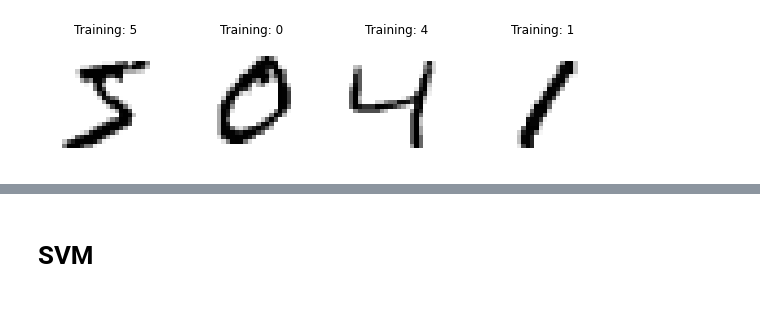
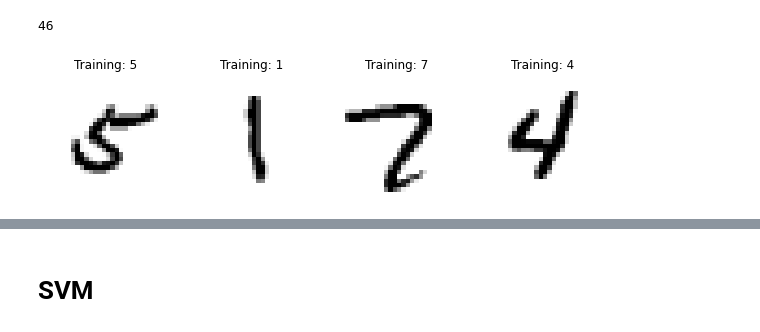
Before and after one commit to MoaazZaki/grade-auto-filler, a Jupyter notebook: playgrounds/NumberDetectionModel.ipynb, the cells around one changed output, grey strips where cells are left out. Saved outputs shown, nothing was run; the diff lists cells and outputs as text; code cells hidden in the pictures.

```diff
--- a/playgrounds/NumberDetectionModel.ipynb
+++ b/playgrounds/NumberDetectionModel.ipynb
@@ -57,17 +87,22 @@ show_images(digits,0)
+# %%
+actual= np.array([3,6,4,5,7,7,8,7,1,9,3,2,8,4,9,5,3,6,9,3,7,8,4,1,2,1,7,9,2,3,2,0,5,6,2,1,7,6,4,5,8,5,4,3,8,3])
+len(actual)
+# %% [output]
+46
 # %%
 X, y = fetch_openml("mnist_784", version=1, return_X_y=True, as_frame=False)
 y = y.astype(int)
-# %%
-_, axes = plt.subplots(nrows=1, ncols=4, figsize=(10, 3))
-for ax, image, label in zip(axes, X, y):
-    ax.set_axis_off()
-    ax.imshow(image.reshape(28,28), cmap=plt.cm.gray_r, interpolation="nearest")
-    ax.set_title("Training: %i" % label)
-# %% [output]
-[figure, removed]
 # %%
 X_sampled, _, y_sampled, _ = train_test_split(X,y,test_size=0.002, random_state=30, stratify=y)
 X_train, X_test, y_train, y_test = train_test_split(X_sampled,y_sampled,test_size=0.2, random_state=30)
+# %%
+_, axes = plt.subplots(nrows=1, ncols=4, figsize=(10, 3))
+for ax, image, label in zip(axes, X_train, y_train):
+    ax.set_axis_off()
+    ax.imshow(image.reshape(28,28), cmap=plt.cm.gray_r, interpolation="nearest")
+    ax.set_title("Training: %i" % label)
+# %% [output]
+[figure, added]
 # %%
 X_train.shape
 # %% [output]
```
Also changed, not shown: parts of 46 cells of this notebook, 1 other file.
